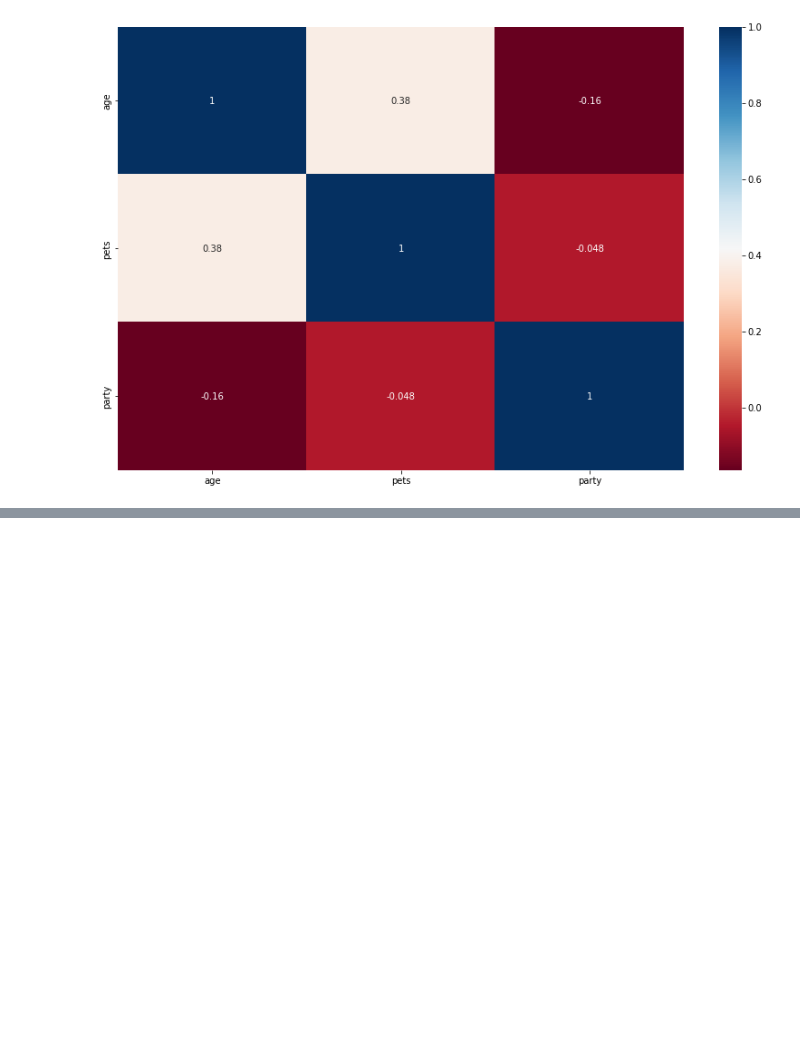
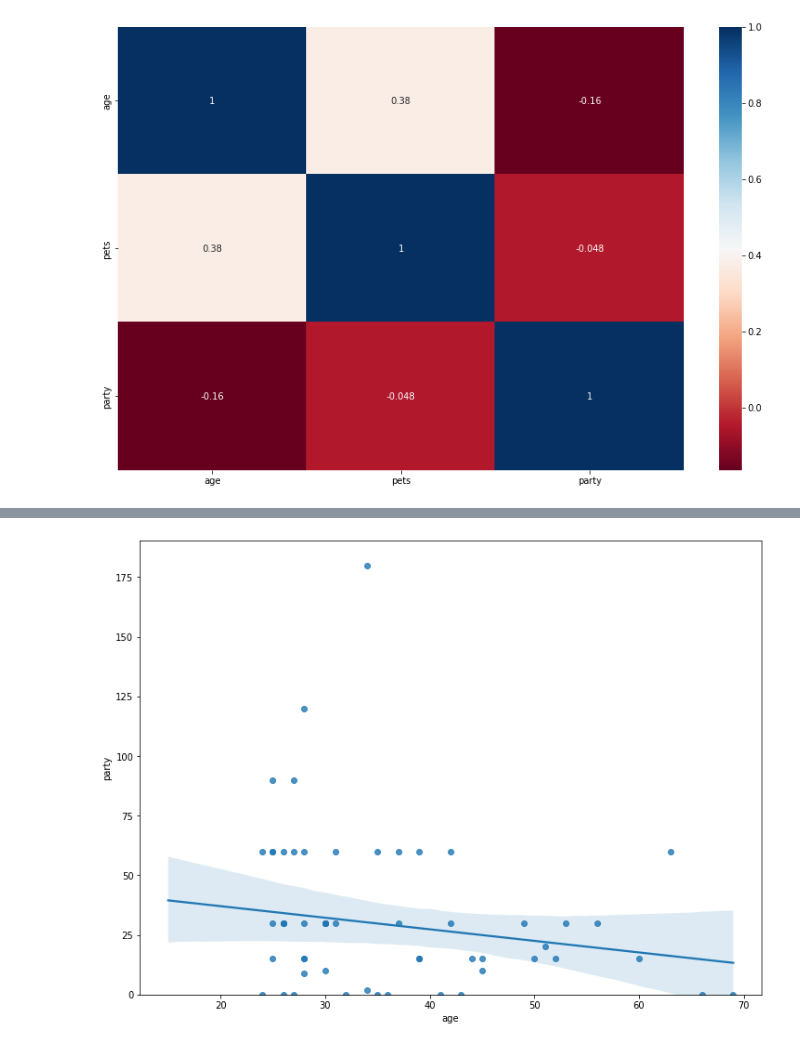
Before and after one commit to obeabi/Stats, a Jupyter notebook: Correlations_Regression.ipynb, the cells around one changed output, grey strips where cells are left out. Cells and saved outputs as stored; diff of their text form; code cells hidden in the pictures; blank space fills up the shorter version.

```diff
--- a/Correlations_Regression.ipynb
+++ b/Correlations_Regression.ipynb
@@ -120,5 +153,8 @@ plt.show()
 # %%
 # Correlation line in seaborn ( Age vs party)
+plt.figure(figsize=(12,9))
 sns.regplot( x= 'age', y = 'party', data = df1)
 plt.ylim(0,)
 plt.show()
+# %% [output]
+[figure, added]
```
Also changed, not shown: parts of 3 cells of this notebook.
